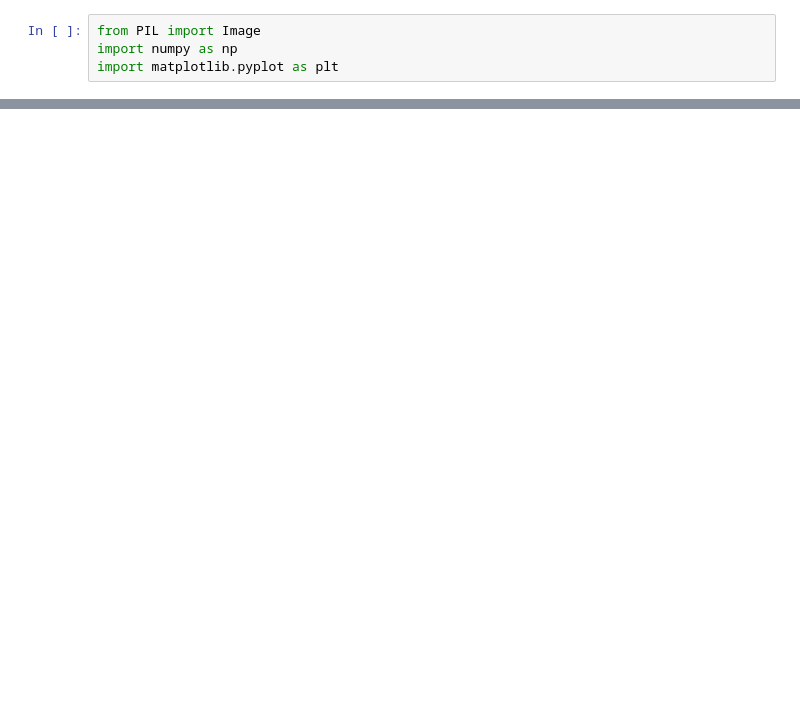
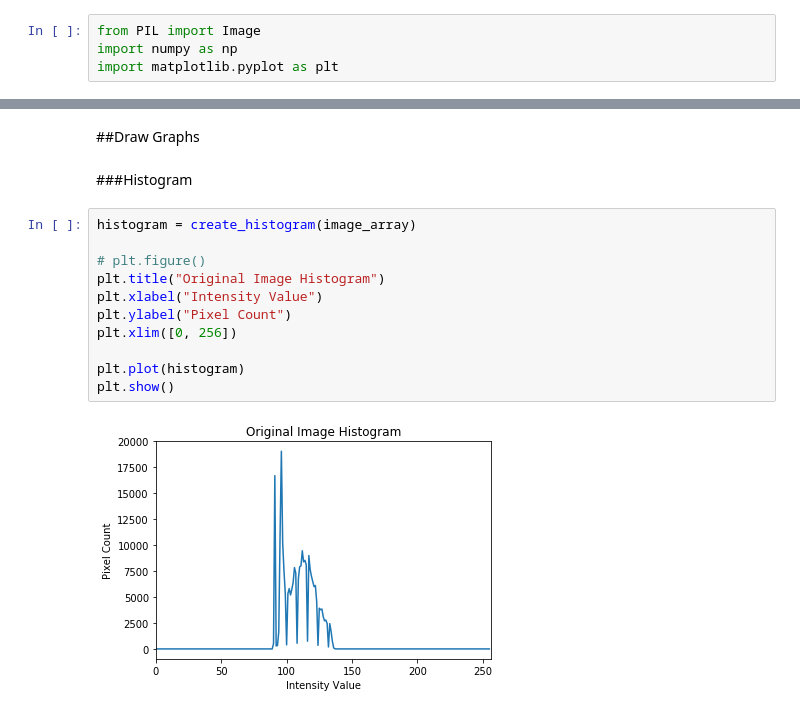
Before and after one commit to Adyel/Digital-Image-Processing, a Jupyter notebook: [CSE428]_Histogram_Equalization.ipynb, the cells around one changed output, grey strips where cells are left out. Saved outputs shown, nothing was run; the diff lists cells and outputs as text; blank space fills up the shorter version.

```diff
--- a/[CSE428]_Histogram_Equalization.ipynb
+++ b/[CSE428]_Histogram_Equalization.ipynb
@@ -39,0 +72,17 @@ sample_data
+# %% [markdown]
+##Draw Graphs
+# %% [markdown]
+###Histogram
+# %%
+histogram = create_histogram(image_array)
+
+# plt.figure()
+plt.title("Original Image Histogram")
+plt.xlabel("Intensity Value")
+plt.ylabel("Pixel Count")
+plt.xlim([0, 256])
+
+plt.plot(histogram)
+plt.show()
+# %% [output]
+[figure, added]
```
Also changed, not shown: parts of 27 cells of this notebook.
